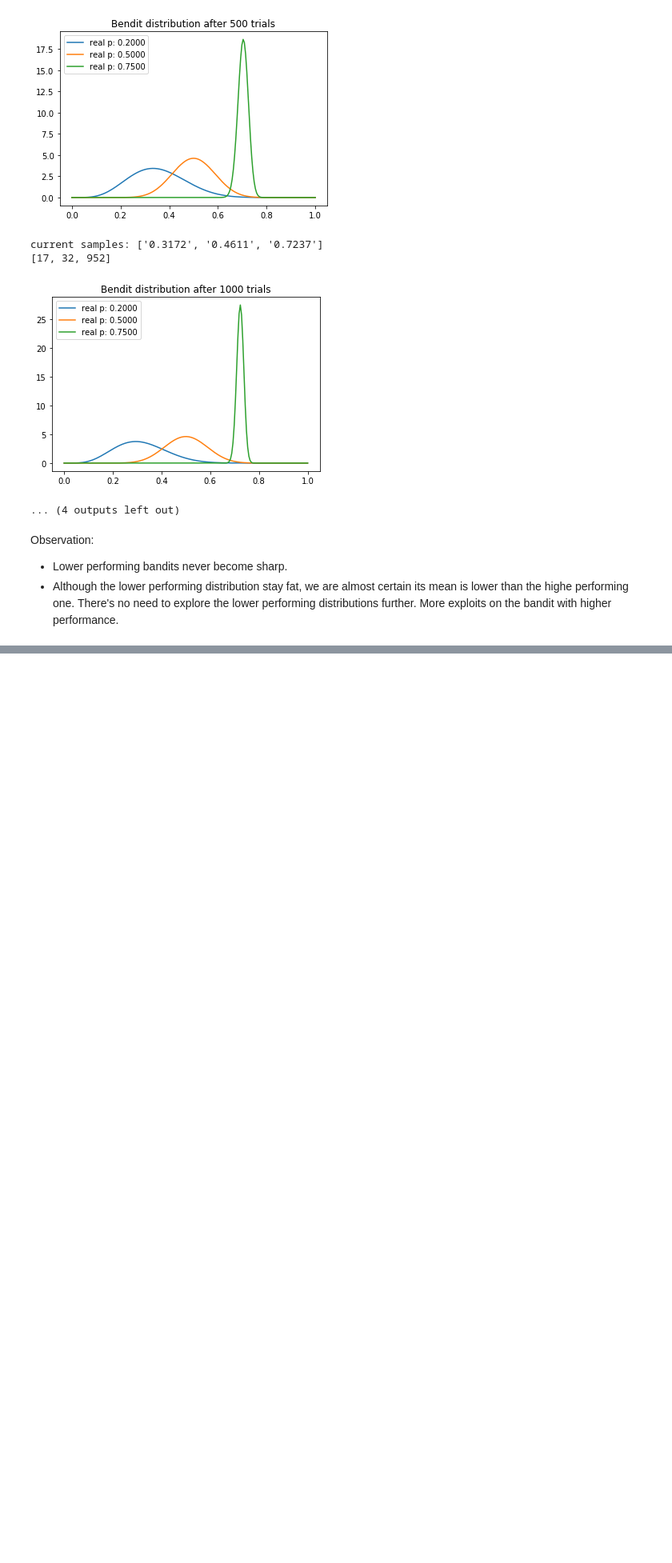
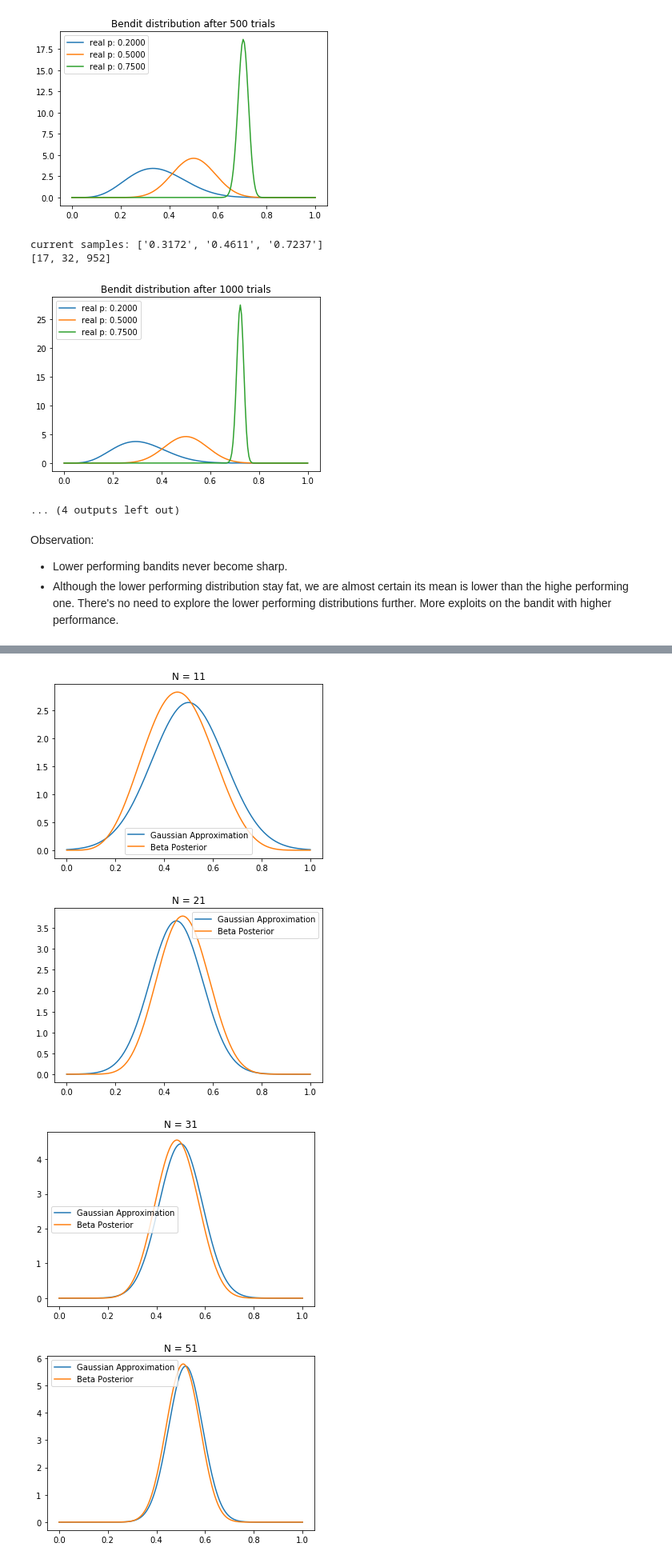
Before and after one commit to byrontang/AB-Testing-Topics, a Jupyter notebook: Bayesian-machine-learning-AB-Testing.ipynb, the cells around one changed output, grey strips where cells are left out. Shown: that part at 80% size. Drawn from its saved outputs; the diff is of its cells as text; code cells hidden in the pictures; blank space fills up the shorter version.

```diff
--- a/Bayesian-machine-learning-AB-Testing.ipynb
+++ b/Bayesian-machine-learning-AB-Testing.ipynb
@@ -451,0 +490,34 @@ Observation:
+# %%
+from scipy.stats import beta, norm
+
+T = 501
+true_ctr = 0.5
+a, b = 1, 1
+plot_indices = (10, 20, 30, 50, 100, 200, 500)
+data = np.empty(T)
+for i in range(T):
+    x = 1 if np.random.random() < true_ctr else 0
+    data[i] = x
+
+    a += x
+    b += 1-x
+
+    if i in plot_indices:
+        p = data[:i].mean()
+        n = i + 1
+        std = np.sqrt(p*(1-p)/n)
+
+        x = np.linspace(0, 1, 200)
+        g = norm.pdf(x, loc=p, scale=std)
+        plt.plot(x, g, label='Gaussian Approximation')
+
+        posterior = beta.pdf(x, a=a, b=b)
+        plt.plot(x, posterior, label='Beta Posterior')
+        plt.legend()
+        plt.title("N = %s" % n)
+        plt.show()
+# %% [output]
+[figure, added]
+[figure, added]
+[figure, added]
+[figure, added]
```
Also changed, not shown: parts of 6 cells of this notebook, 3 other files.
